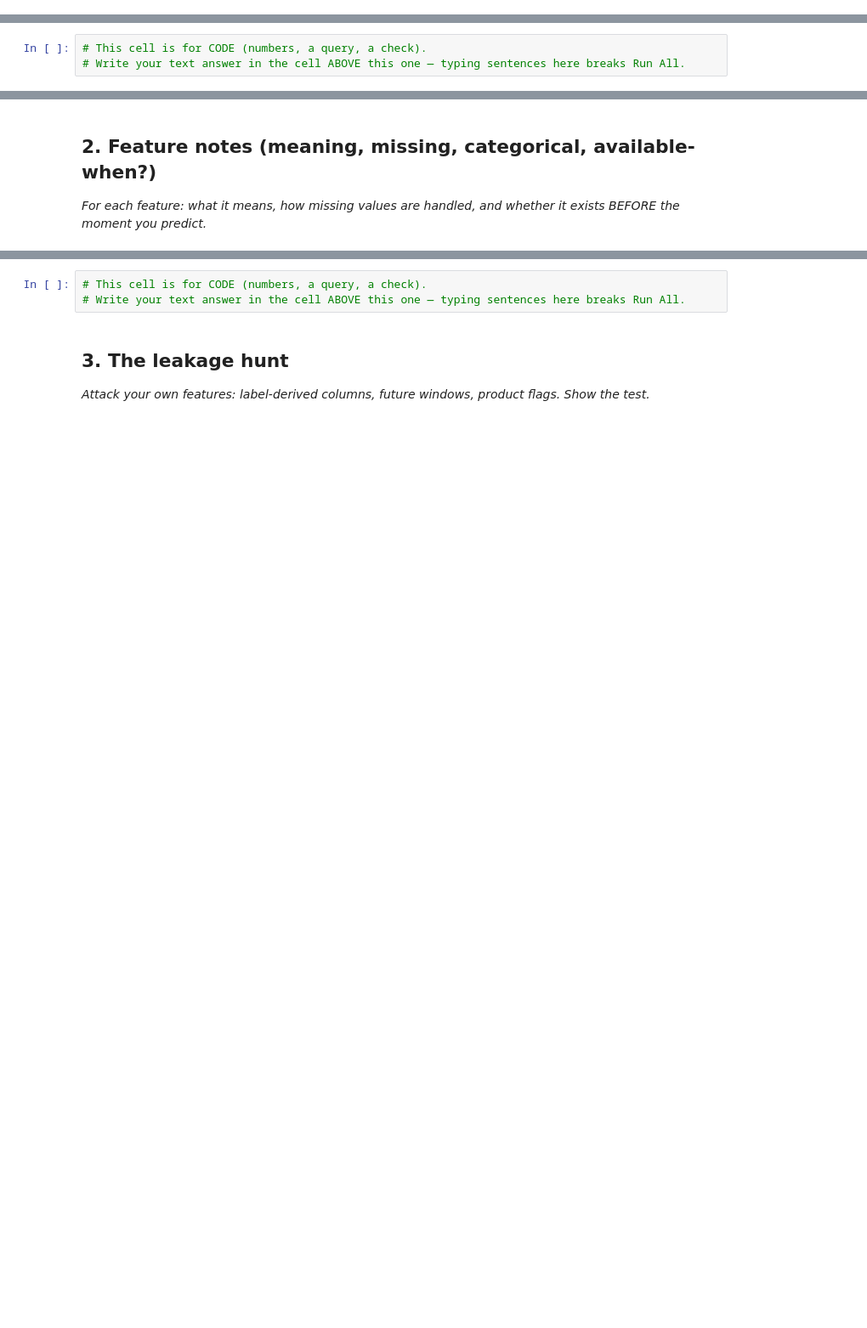
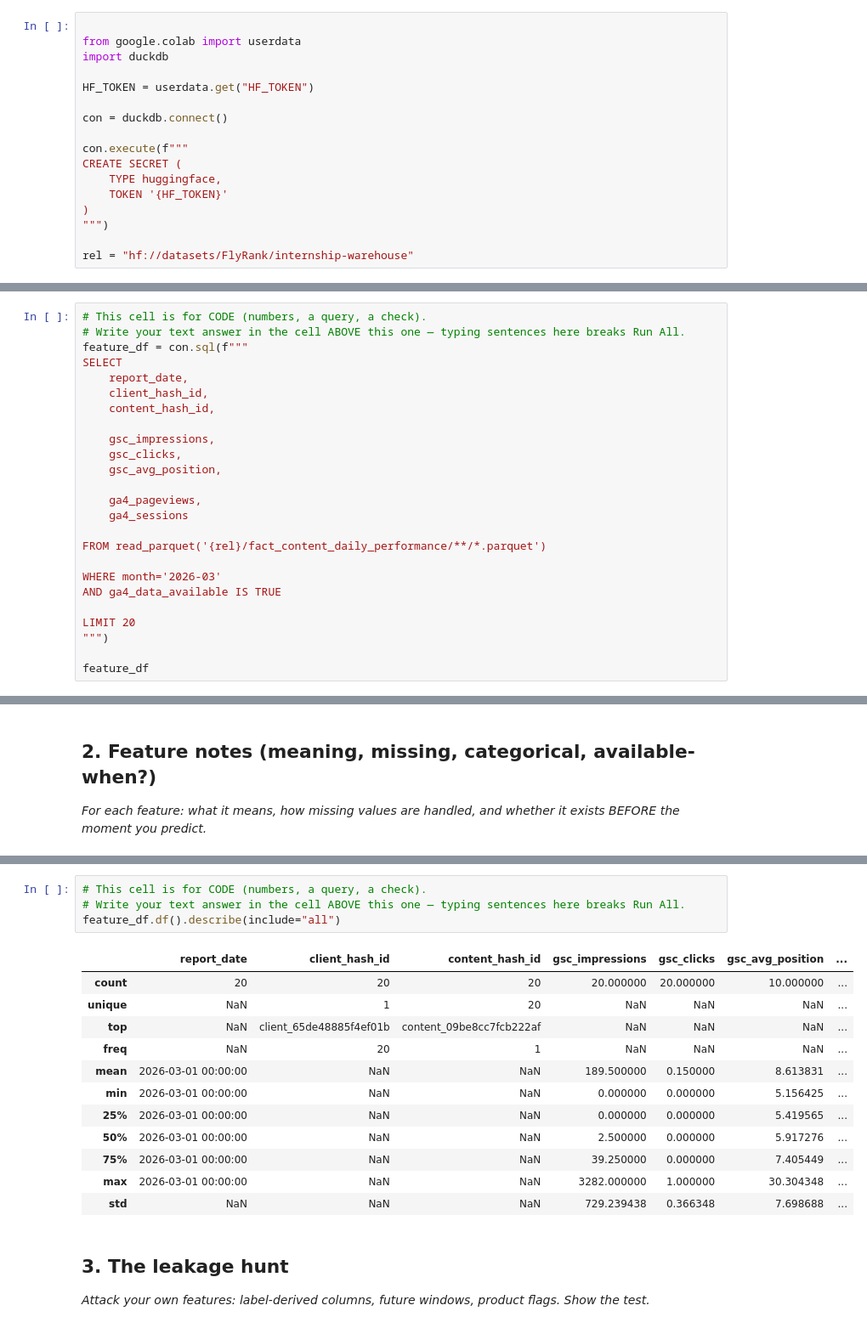
Before and after one commit to prakash587/flyrank-ml-internship-starter, a Jupyter notebook: work/notebooks/w03_feature_leakage_check.ipynb, the cells around one changed output, grey strips where cells are left out. Shown at 85% size. Cells and saved outputs as stored; diff of their text form; blank space fills up the shorter version.

```diff
--- a/work/notebooks/w03_feature_leakage_check.ipynb
+++ b/work/notebooks/w03_feature_leakage_check.ipynb
@@ -6,6 +8,23 @@
 This skeleton is yours to fill. Work the sections **in order** — each one has a one-line hint. Simple words, honest numbers.
 
 > Working with an AI assistant? Tell it to read `skills/README.md` first and load the one skill this assignment names on its card.
+# %%
+
+from google.colab import userdata
+import duckdb
+
+HF_TOKEN = userdata.get("HF_TOKEN")
+
+con = duckdb.connect()
+
+con.execute(f"""
+CREATE SECRET (
+    TYPE huggingface,
+    TOKEN '{HF_TOKEN}'
+)
+""")
+
+rel = "hf://datasets/FlyRank/internship-warehouse"
 # %% [markdown]
 ## 1. Build the feature vector
 
@@ -13,3 +41,25 @@ This skeleton is yours to fill. Work the sections **in order** — each one has
 # %%
 # This cell is for CODE (numbers, a query, a check).
 # Write your text answer in the cell ABOVE this one — typing sentences here breaks Run All.
+feature_df = con.sql(f"""
+SELECT
+    report_date,
+    client_hash_id,
+    content_hash_id,
+
+    gsc_impressions,
+    gsc_clicks,
+    gsc_avg_position,
+
+    ga4_pageviews,
+    ga4_sessions
+
+FROM read_parquet('{rel}/fact_content_daily_performance/**/*.parquet')
+
+WHERE month='2026-03'
+AND ga4_data_available IS TRUE
+
+LIMIT 20
+""")
+
+feature_df
@@ -20,6 +120,20 @@ This skeleton is yours to fill. Work the sections **in order** — each one has
 # %%
 # This cell is for CODE (numbers, a query, a check).
 # Write your text answer in the cell ABOVE this one — typing sentences here breaks Run All.
+feature_df.df().describe(include="all")
+# %% [output]
+|  | report_date | client_hash_id | content_hash_id | gsc_impressions | gsc_clicks | gsc_avg_position | ... |
+| count | 20 | 20 | 20 | 20.000000 | 20.000000 | 10.000000 | ... |
+| unique | NaN | 1 | 20 | NaN | NaN | NaN | ... |
+| top | NaN | client_65de48885f4ef01b | content_09be8cc7fcb222af | NaN | NaN | NaN | ... |
+| freq | NaN | 20 | 1 | NaN | NaN | NaN | ... |
+| mean | 2026-03-01 00:00:00 | NaN | NaN | 189.500000 | 0.150000 | 8.613831 | ... |
+| min | 2026-03-01 00:00:00 | NaN | NaN | 0.000000 | 0.000000 | 5.156425 | ... |
+| 25% | 2026-03-01 00:00:00 | NaN | NaN | 0.000000 | 0.000000 | 5.419565 | ... |
+| 50% | 2026-03-01 00:00:00 | NaN | NaN | 2.500000 | 0.000000 | 5.917276 | ... |
+| 75% | 2026-03-01 00:00:00 | NaN | NaN | 39.250000 | 0.000000 | 7.405449 | ... |
+| max | 2026-03-01 00:00:00 | NaN | NaN | 3282.000000 | 1.000000 | 30.304348 | ... |
+| std | NaN | NaN | NaN | 729.239438 | 0.366348 | 7.698688 | ... |
 # %% [markdown]
 ## 3. The leakage hunt
 
```
Also changed, not shown: parts of 9 cells of this notebook.
